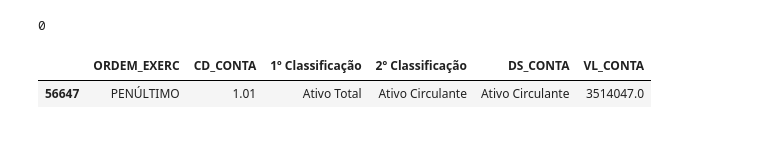
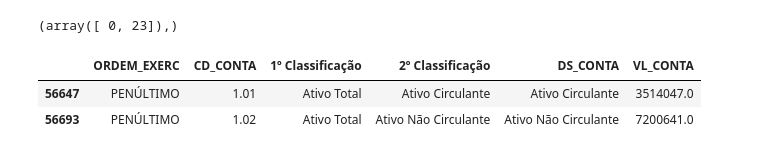
Before and after one commit to Francesco-Ghizzo/Data-Science, a Jupyter notebook: Python/Notebooks/Finance/CVM/CVM-test.ipynb, the cells around one changed output. Drawn from its saved outputs; the diff is of its cells as text; code cells hidden in the pictures.

```diff
--- a/Python/Notebooks/Finance/CVM/CVM-test.ipynb
+++ b/Python/Notebooks/Finance/CVM/CVM-test.ipynb
@@ -137,3 +188,0 @@ companhia.drop(companhia.index[i])
-# %%
-i = l.index(np.array(l).min())
-companhia.drop(companhia.index[i])
@@ -154,3 +189,2 @@ companhia.drop(companhia.index[i])
 # %%
-i = l.index(np.array(l).min())
-companhia = companhia.drop(companhia.index[i])
+df = df.drop(df.index[i])
@@ -157,5 +207,5 @@ companhia = companhia.drop(companhia.index[i])
 # %%
 len_min_code = 4
-companhia.insert(loc=3, column='2º Classificação', value=companhia['CD_CONTA'].map(lambda x: filter(x, len_min_code)))   # df.insert(loc, column, value)
+df.insert(loc=3, column='2º Classificação', value=df['CD_CONTA'].map(lambda x: filter(x, len_min_code)))   # df.insert(loc, column, value)
 # %%
 pd.set_option('display.max_rows', None)
@@ -196,15 +251,17 @@ Name: CD_CONTA, Length: 74, dtype: object
 # %%
 l = [len(k) for k in df['CD_CONTA']]
 # %%
-i = l.index(np.array(l).min())    # i = index of 'código' with minimum length
+m = np.array(l).min()  # m = minimum length
+i = np.where(l==m)  # i = index of 'código' with minimum length
 i
 # %% [output]
-0
+(array([ 0, 23]),)
 # %%
-df.iloc[[i]]
+df.iloc[i]
 # %% [output]
 |  | ORDEM_EXERC | CD_CONTA | 1º Classificação | 2º Classificação | DS_CONTA | VL_CONTA |
 | 56647 | PENÚLTIMO | 1.01 | Ativo Total | Ativo Circulante | Ativo Circulante | 3514047.0 |
+| 56693 | PENÚLTIMO | 1.02 | Ativo Total | Ativo Não Circulante | Ativo Não Circulante | 7200641.0 |
 # %%
 df.drop(df.index[i])
 # %% [output]
```
Also changed, not shown: parts of 37 cells of this notebook, 1 other file.
